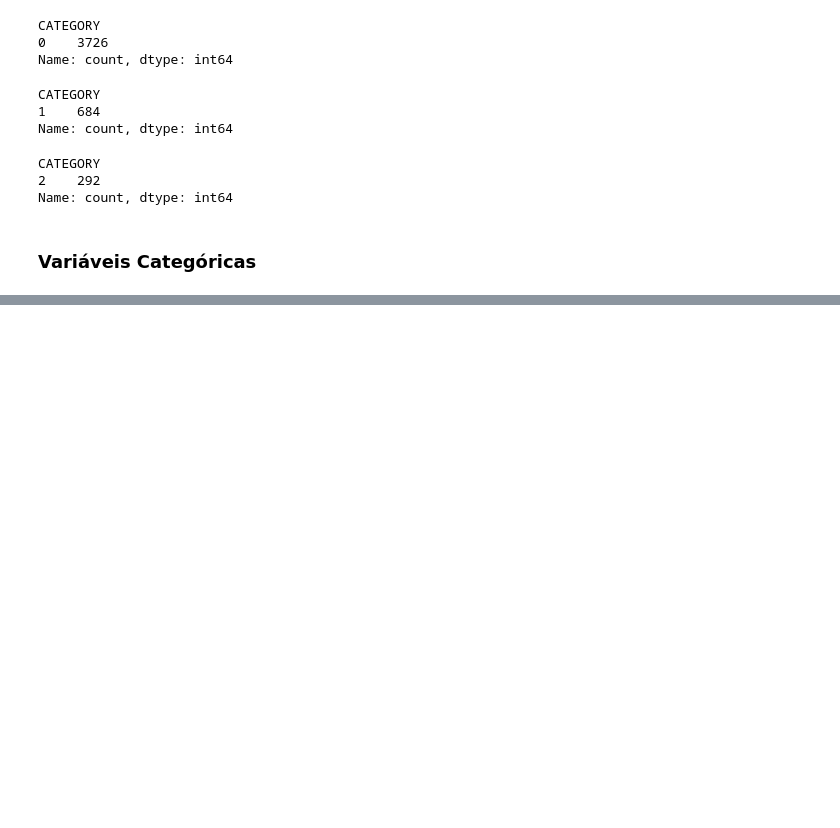
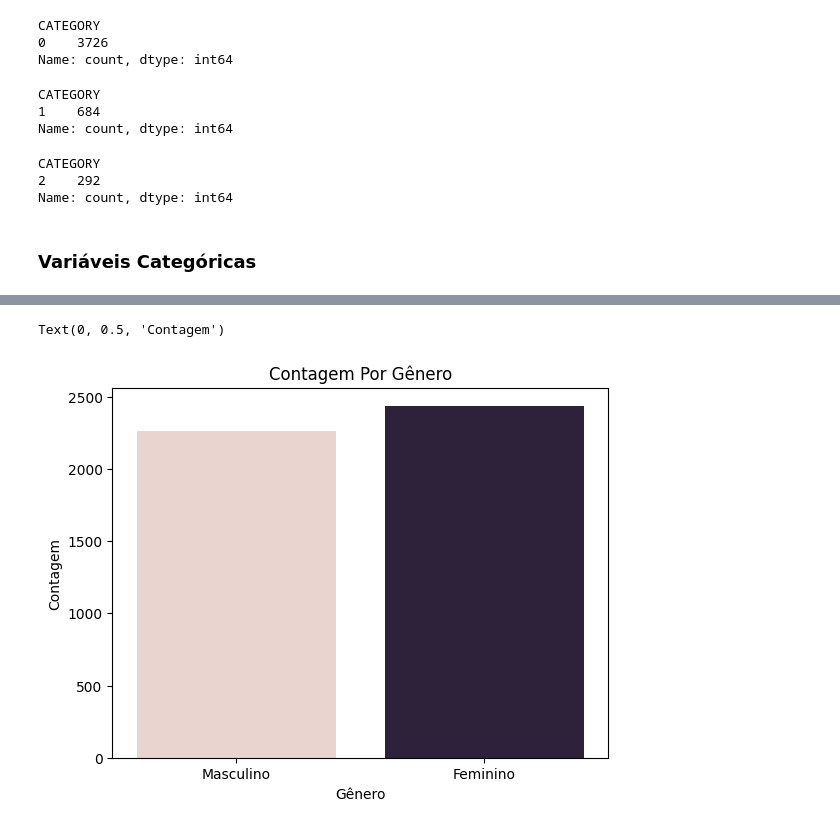
Before and after one commit to OtavioAroca/portfolio, a Jupyter notebook: depressao.ipynb, the cells around one changed output, grey strips where cells are left out. Saved outputs shown, nothing was run; the diff lists cells and outputs as text; code cells hidden in the pictures; blank space fills up the shorter version.

```diff
--- a/depressao.ipynb
+++ b/depressao.ipynb
@@ -454,0 +471,10 @@ Name: count, dtype: int64
+# %%
+# Plotar o gráfico de barras com rótulos personalizados
+grafico = sns.countplot(x='RIAGENDR', data=df_unido, hue='RIAGENDR', legend= False)
+plt.xticks([0, 1], ['Masculino', 'Feminino'])
+grafico.set_title('Contagem Por Gênero')
+plt.xlabel('Gênero')
+plt.ylabel('Contagem')
+# %% [output]
+Text(0, 0.5, 'Contagem')
+[figure, added]
```
Also changed, not shown: parts of 7 cells of this notebook.
